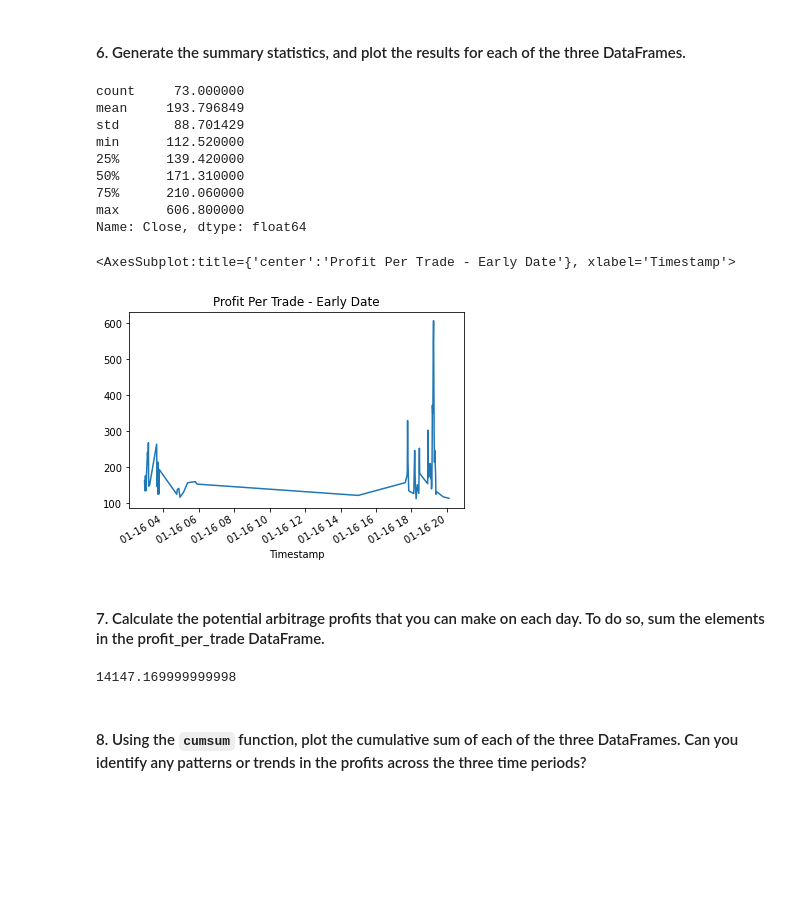
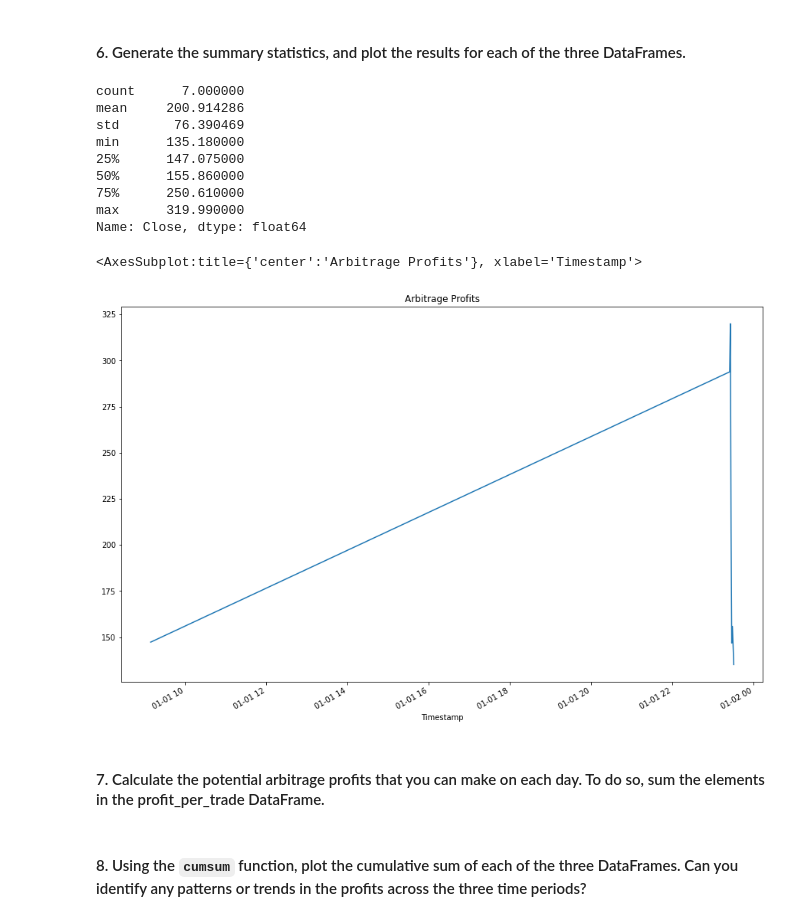
Before and after one commit to ctmayes/Bootcamp_Week_3, a Jupyter notebook: week_3_challenge/crypto_arbitrage.ipynb, the cells around one changed output. Drawn from its saved outputs; the diff is of its cells as text; code cells hidden in the pictures; blank space fills up the shorter version.

```diff
--- a/week_3_challenge/crypto_arbitrage.ipynb
+++ b/week_3_challenge/crypto_arbitrage.ipynb
@@ -634,8 +637,9 @@ Calculate the potential profits for each date that you selected in the previous
 # %%
 # For the date early in the dataset, measure the arbitrage spread between the two exchanges
 # by subtracting the lower-priced exchange from the higher-priced one
-arbitrage_spread_early = # YOUR CODE HERE
+arbitrage_spread_early = coinbase_sliced.loc['2018-01-01'] - bitstamp_sliced.loc['2018-01-01']
 
 # Use a conditional statement to generate the summary statistics for each arbitrage_spread DataFrame
-# YOUR CODE HERE
+arbitrage_opps = arbitrage_spread_early[arbitrage_spread_early > 0.00]
+arbitrage_opps.describe()
 # %% [output]
@@ -653,9 +668,9 @@ Name: Close, dtype: float64
 # %%
 # For the date early in the dataset, calculate the spread returns by dividing the instances when the arbitrage spread is positive (> 0)
 # by the price of Bitcoin from the exchange you are buying on (the lower-priced exchange).
-spread_return_early= # YOUR CODE HERE
+spread_return_early = arbitrage_opps / bitstamp_sliced.loc['2018-01-01']
 
 # Review the spread return DataFrame
-# YOUR CODE HERE
+spread_return_early
 # %% [output]
 Timestamp
@@ -670,9 +691,9 @@ Name: Close, dtype: float64
 # %%
 # For the date early in the dataset, determine the number of times your trades with positive returns
 # exceed the 1% minimum threshold (.01) that you need to cover your costs
-profitable_trades_early = # YOUR CODE HERE
+profitable_trades_early = spread_return_early[spread_return_early > 0.01]
 
 # Review the first five profitable trades
-# YOUR CODE HERE
+profitable_trades_early.head()
 # %% [output]
 Timestamp
@@ -703,12 +724,12 @@ Name: Close, dtype: float64
 # %%
 # For the date early in the dataset, calculate the potential profit per trade in dollars
 # Multiply the profitable trades by the cost of the Bitcoin that was purchased
-profit_early = # YOUR CODE HERE
+profit_early = profitable_trades_early * bitstamp_sliced.loc['2018-01-01']
 
 # Drop any missing values from the profit DataFrame
-profit_per_trade_early = # YOUR CODE HERE
+profit_per_trade_early = profit_early.dropna()
 
 # View the early profit DataFrame
-# YOUR CODE HERE
+profit_per_trade_early
 # %% [output]
 Timestamp
@@ -728,30 +745,28 @@ Name: Close, Length: 73, dtype: float64
 #### 6. Generate the summary statistics, and plot the results for each of the three DataFrames.
 # %%
 # Generate the summary statistics for the early profit per trade DataFrame
-# YOUR CODE HERE
+profit_per_trade_early.describe()
 # %% [output]
-count     73.000000
-mean     193.796849
-std       88.701429
-min      112.520000
-25%      139.420000
-50%      171.310000
-75%      210.060000
-max      606.800000
+count      7.000000
+mean     200.914286
+std       76.390469
+min      135.180000
+25%      147.075000
+50%      155.860000
+75%      250.610000
+max      319.990000
 Name: Close, dtype: float64
 # %%
 # Plot the results for the early profit per trade DataFrame
-# YOUR CODE HERE
+profit_per_trade_early.plot(figsize=(15,10), title="Arbitrage Profits")
 # %% [output]
-<AxesSubplot:title={'center':'Profit Per Trade - Early Date'}, xlabel='Timestamp'>
+<AxesSubplot:title={'center':'Arbitrage Profits'}, xlabel='Timestamp'>
-[figure, old version]
+[figure, new version]
 # %% [markdown]
 #### 7. Calculate the potential arbitrage profits that you can make on each day. To do so, sum the elements in the profit_per_trade DataFrame.
 # %%
 # Calculate the sum of the potential profits for the early profit per trade DataFrame
-# YOUR CODE HERE
+profit_sum = profit_per_trade_early.sum()
-# %% [output]
-14147.169999999998
 # %% [markdown]
 #### 8. Using the `cumsum` function, plot the cumulative sum of each of the three DataFrames. Can you identify any patterns or trends in the profits across the three time periods?
 # %%
```
Also changed, not shown: parts of 17 cells of this notebook.
